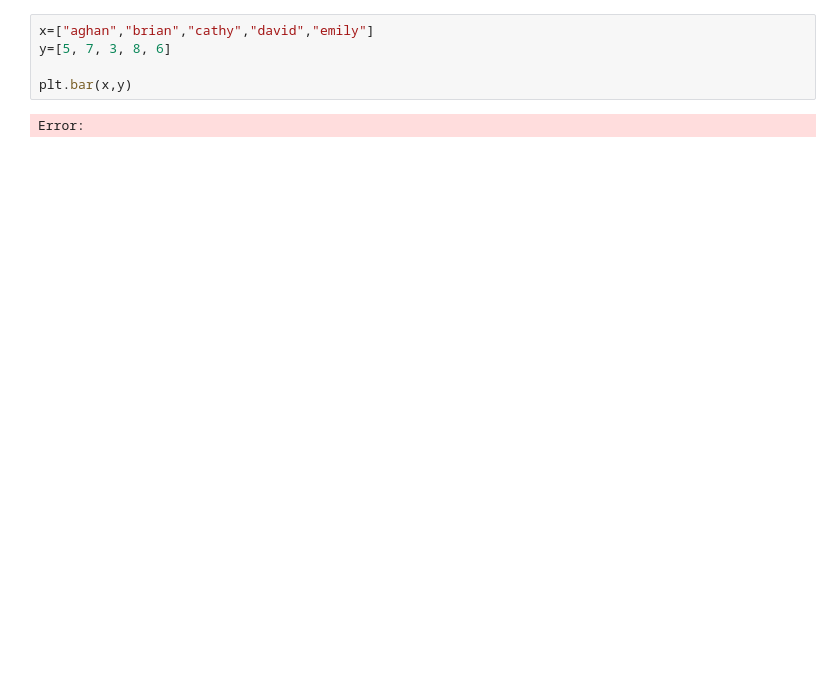
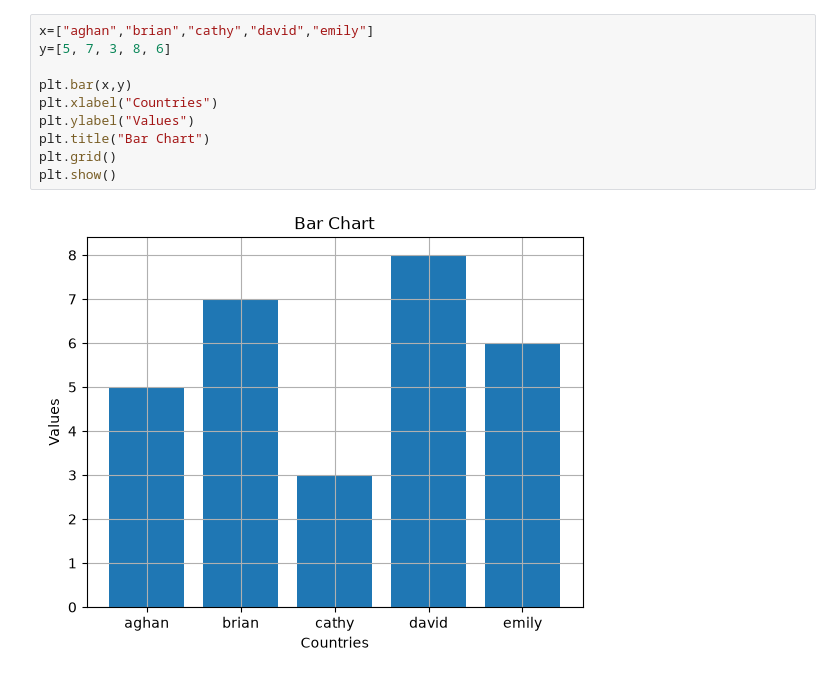
Before and after one commit to akmal-05/101-Python-for-Data-Science, a Jupyter notebook: D16_Matplotlib.ipynb, the cells around one changed output. Cells and saved outputs as stored; diff of their text form; blank space fills up the shorter version.

```diff
--- a/D16_Matplotlib.ipynb
+++ b/D16_Matplotlib.ipynb
@@ -44,7 +27,12 @@ ModuleNotFoundError: No module named 'matplotlib'
 # %%
 x=["aghan","brian","cathy","david","emily"]
 y=[5, 7, 3, 8, 6]
 
 plt.bar(x,y)
+plt.xlabel("Countries")
+plt.ylabel("Values")
+plt.title("Bar Chart")
+plt.grid()
+plt.show()
 # %% [output]
-Error:
+[figure, added]
```
Also changed, not shown: parts of 2 cells of this notebook.
